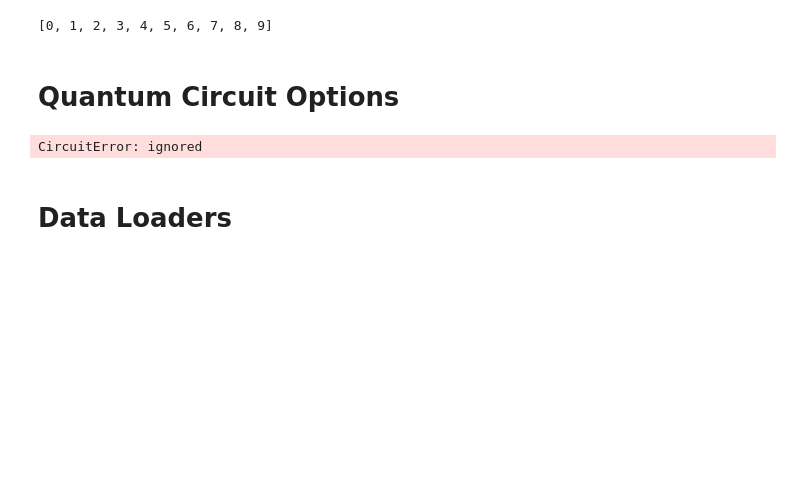
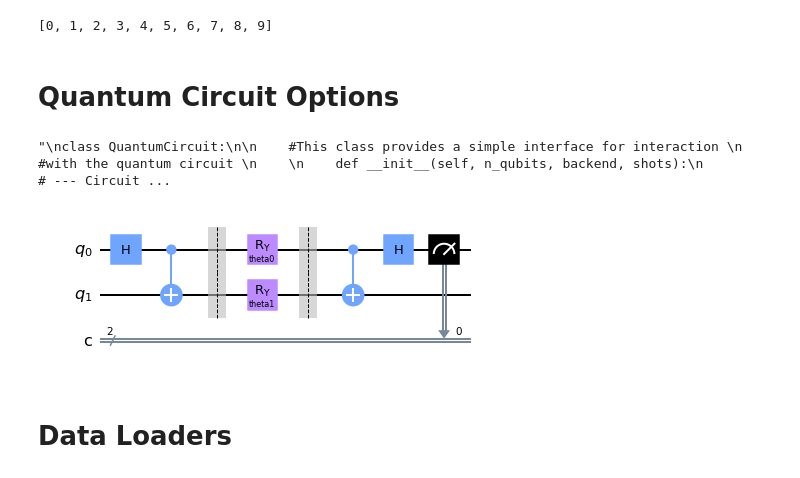
Before and after one commit to mrdobson/SENSIP_2021_REU, a Jupyter notebook: jpnb/mnist_qnn_2class_loop.ipynb, the cells around one changed output. Drawn from its saved outputs; the diff is of its cells as text; code cells hidden in the pictures; blank space fills up the shorter version.

```diff
--- a/jpnb/mnist_qnn_2class_loop.ipynb
+++ b/jpnb/mnist_qnn_2class_loop.ipynb
@@ -91,15 +95,17 @@ QC_outputs = ['000', '001', '010', '011', '100', '101', '110', '111']
 # %% [markdown]
 # Quantum Circuit Options
 # %%
+# This guy PROBABLY shouldn't be called QuantumCircuit, because qiskit has a
+# QuantumCircuit object built already, probably going to remove or rework
+"""
 class QuantumCircuit:
-    """
-    This class provides a simple interface for interaction
-    with the quantum circuit
-    """
+
+    #This class provides a simple interface for interaction
+    #with the quantum circuit
 
     def __init__(self, n_qubits, backend, shots):
         # --- Circuit definition ---
-        self._circuit = qiskit.QuantumCircuit(n_qubits)
+        self._circuit = QuantumCircuit(n_qubits)
 
         all_qubits = [i for i in range(n_qubits)]
 
@@ -153,11 +159,15 @@ class QuantumCircuit:
             expects[k] = perc
 
         return expects
+"""
+# %% [output]
+"\nclass QuantumCircuit:\n\n    #This class provides a simple interface for interaction \n    #with the quantum circuit \n    \n    def __init__(self, n_qubits, backend, shots):\n        # --- Circuit ...
 # %%
-class QuantumCircuit:
-    def __init__(self, backend, shots):
+class BellCirc(QuantumCircuit):
+    def __init__(self, backend, shots, n_qubits=2):
         # circuit definition
-        self._circuit = qiskit.QuantumCircuit(2)
+        # qiskit QuantumCircuit object takes args num qubits, num classical registers
+        self._circuit = QuantumCircuit(n_qubits, n_qubits)
 
         self.theta_0 = qiskit.circuit.Parameter('theta0')
         self.theta_1 = qiskit.circuit.Parameter('theta1')
@@ -168,6 +178,7 @@ class QuantumCircuit:
         self._circuit.ry(self.theta_0, 0)
         self._circuit.ry(self.theta_1, 1)
         self._circuit.barrier()
+        self._circuit.cx(0, 1)
         self._circuit.h(0)
 
         self._circuit.measure(0, 0)
@@ -192,10 +203,10 @@ class QuantumCircuit:
         return expects
 # %%
 # validate bell circuit
-circuit = QuantumCircuit(qi_qasm, 100)
-circuit._circuit.draw('mpl')
+qc1 = BellCirc(qi_qasm, 100, 2)
+qc1._circuit.draw('mpl')
 # %% [output]
-CircuitError: ignored
+[figure, added]
 # %% [markdown]
 # Data Loaders
 # %%
```
Also changed, not shown: parts of 11 cells of this notebook.
